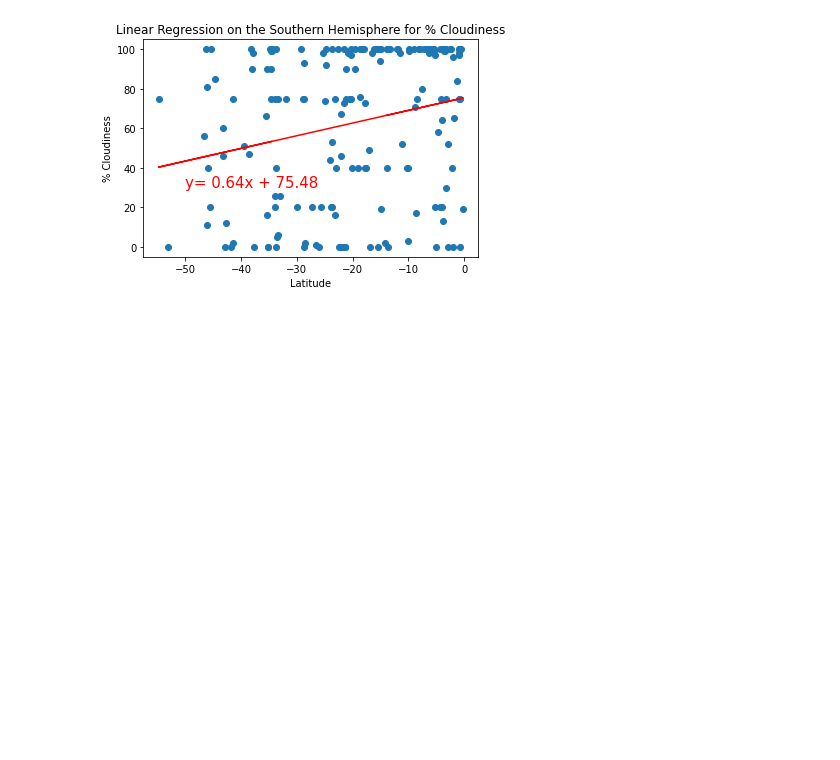
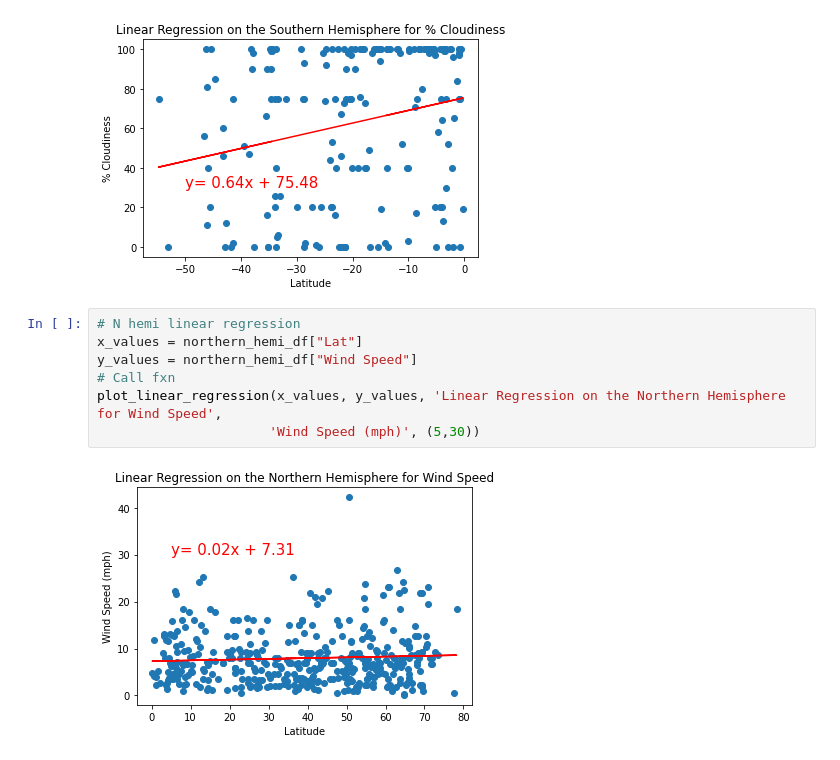
Before and after one commit to BrianForth/World_Weather_Analysis, a Jupyter notebook: WeatherPy.ipynb, the cells around one changed output. Saved outputs shown, nothing was run; the diff lists cells and outputs as text; blank space fills up the shorter version.

Commit message:
Added linear regression models

```diff
--- a/WeatherPy.ipynb
+++ b/WeatherPy.ipynb
@@ -312,3 +312,12 @@ plot_linear_regression(x_values, y_values, 'Linear Regression on the Southern He
                       '% Cloudiness', (-50,30))
 # %% [output]
 [figure]
+# %%
+# N hemi linear regression
+x_values = northern_hemi_df["Lat"]
+y_values = northern_hemi_df["Wind Speed"]
+# Call fxn
+plot_linear_regression(x_values, y_values, 'Linear Regression on the Northern Hemisphere for Wind Speed',
+                      'Wind Speed (mph)', (5,30))
+# %% [output]
+[figure, added]
```
Also changed, not shown: parts of 1 cell of this notebook.
